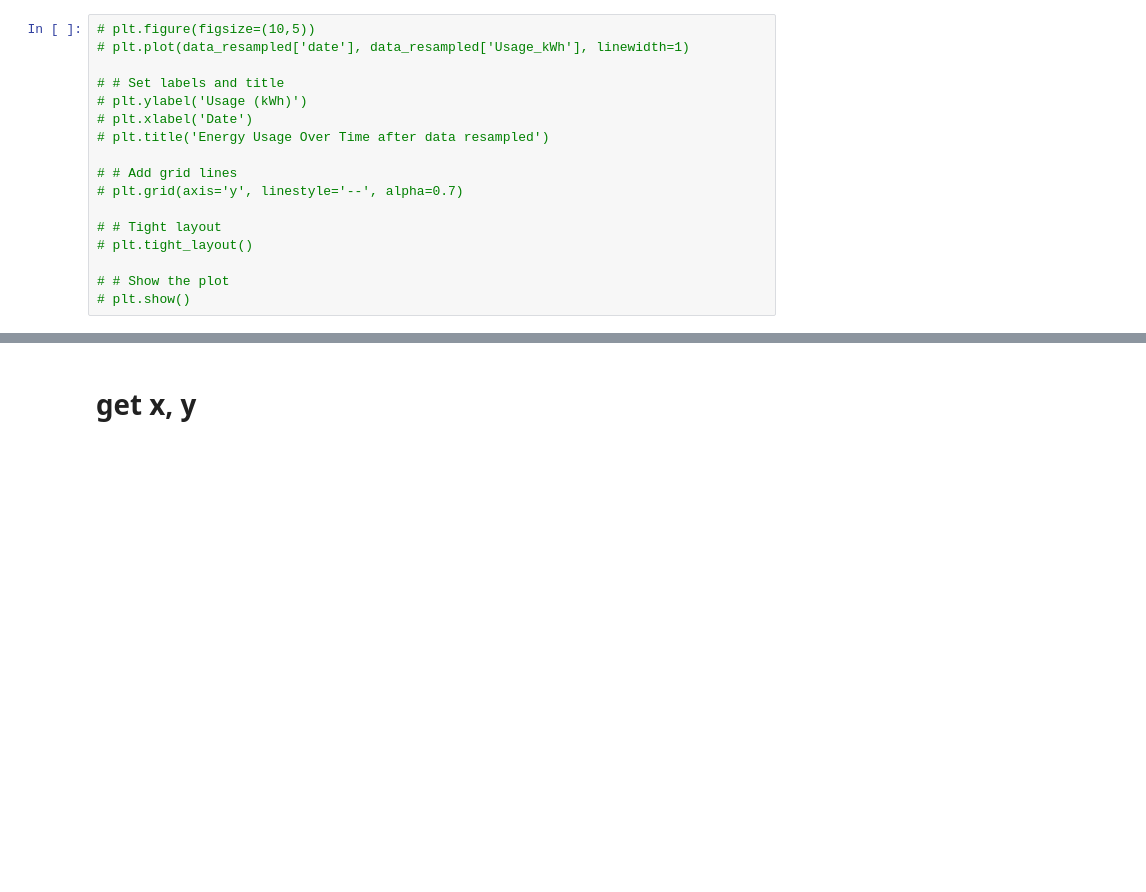
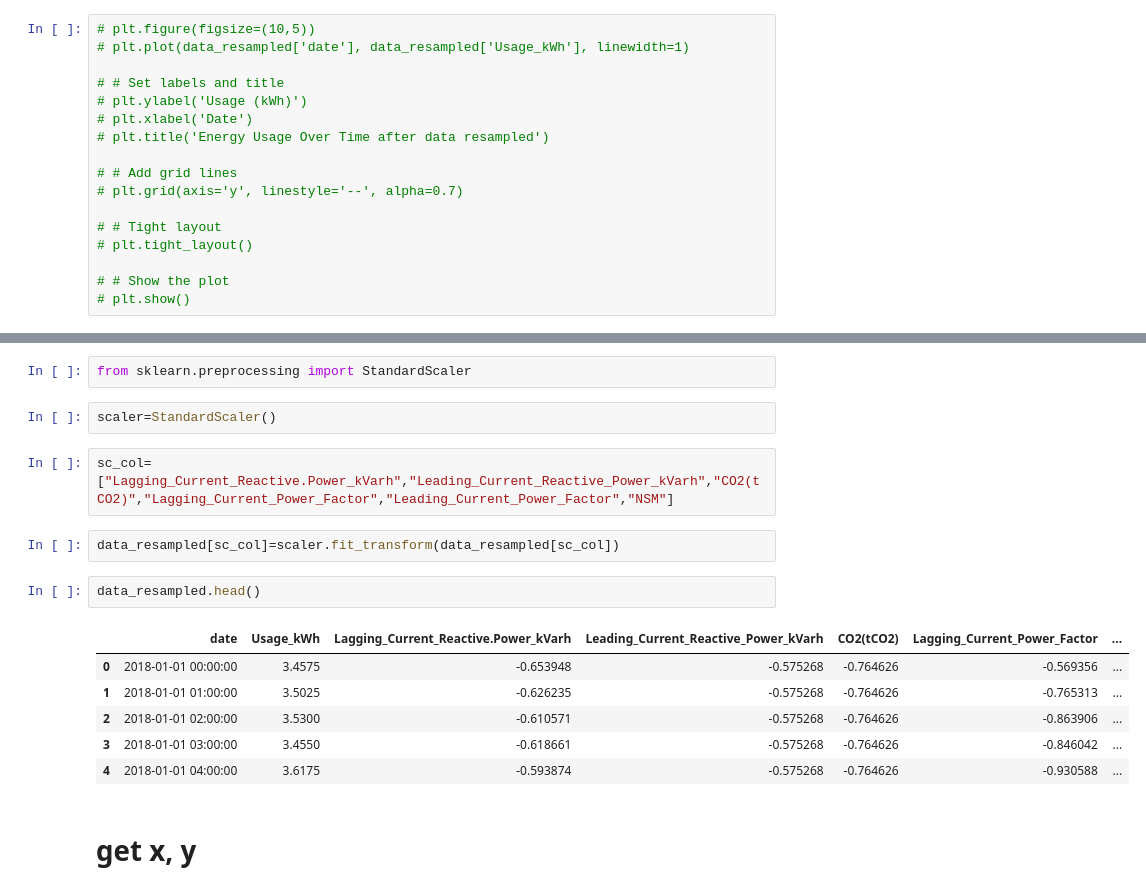
Before and after one commit to Dinith132/steel-industry-energy-consumption, a Jupyter notebook: reserch-model-rebuild (1).ipynb, the cells around one changed output, grey strips where cells are left out. Saved outputs shown, nothing was run; the diff lists cells and outputs as text; blank space fills up the shorter version.

```diff
--- a/reserch-model-rebuild (1).ipynb
+++ b/reserch-model-rebuild (1).ipynb
@@ -151,3 +185,20 @@ data_resampled.head()
+# %%
+from sklearn.preprocessing import StandardScaler
+# %%
+scaler=StandardScaler()
+# %%
+sc_col=["Lagging_Current_Reactive.Power_kVarh","Leading_Current_Reactive_Power_kVarh","CO2(tCO2)","Lagging_Current_Power_Factor","Leading_Current_Power_Factor","NSM"]
+# %%
+data_resampled[sc_col]=scaler.fit_transform(data_resampled[sc_col])
+# %%
+data_resampled.head()
+# %% [output]
+|  | date | Usage_kWh | Lagging_Current_Reactive.Power_kVarh | Leading_Current_Reactive_Power_kVarh | CO2(tCO2) | Lagging_Current_Power_Factor | ... |
+| 0 | 2018-01-01 00:00:00 | 3.4575 | -0.653948 | -0.575268 | -0.764626 | -0.569356 | ... |
+| 1 | 2018-01-01 01:00:00 | 3.5025 | -0.626235 | -0.575268 | -0.764626 | -0.765313 | ... |
+| 2 | 2018-01-01 02:00:00 | 3.5300 | -0.610571 | -0.575268 | -0.764626 | -0.863906 | ... |
+| 3 | 2018-01-01 03:00:00 | 3.4550 | -0.618661 | -0.575268 | -0.764626 | -0.846042 | ... |
+| 4 | 2018-01-01 04:00:00 | 3.6175 | -0.593874 | -0.575268 | -0.764626 | -0.930588 | ... |
 # %% [markdown]
 # get x, y
 # %%
```
Also changed, not shown: parts of 37 cells of this notebook, 3 other files.
